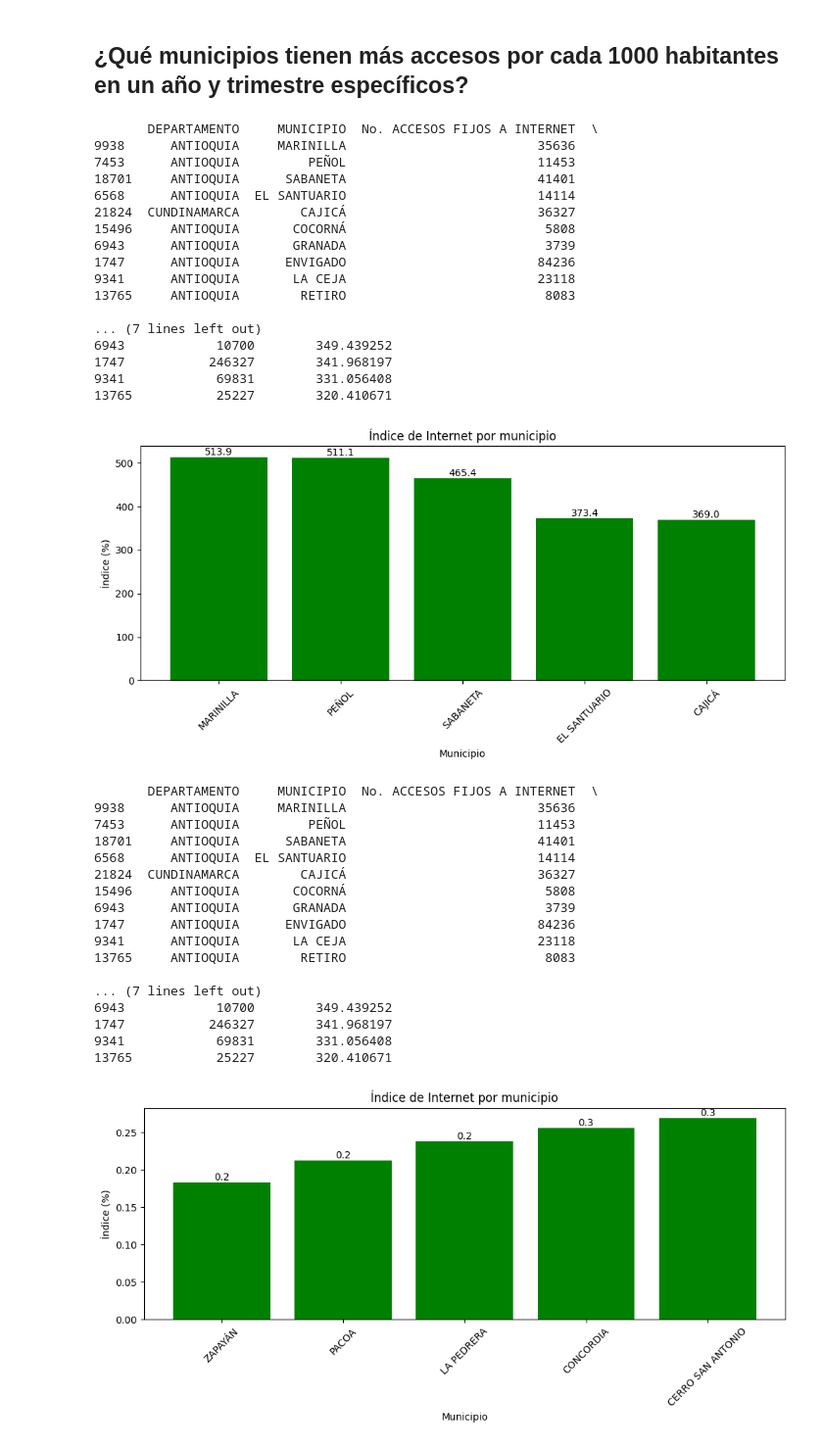
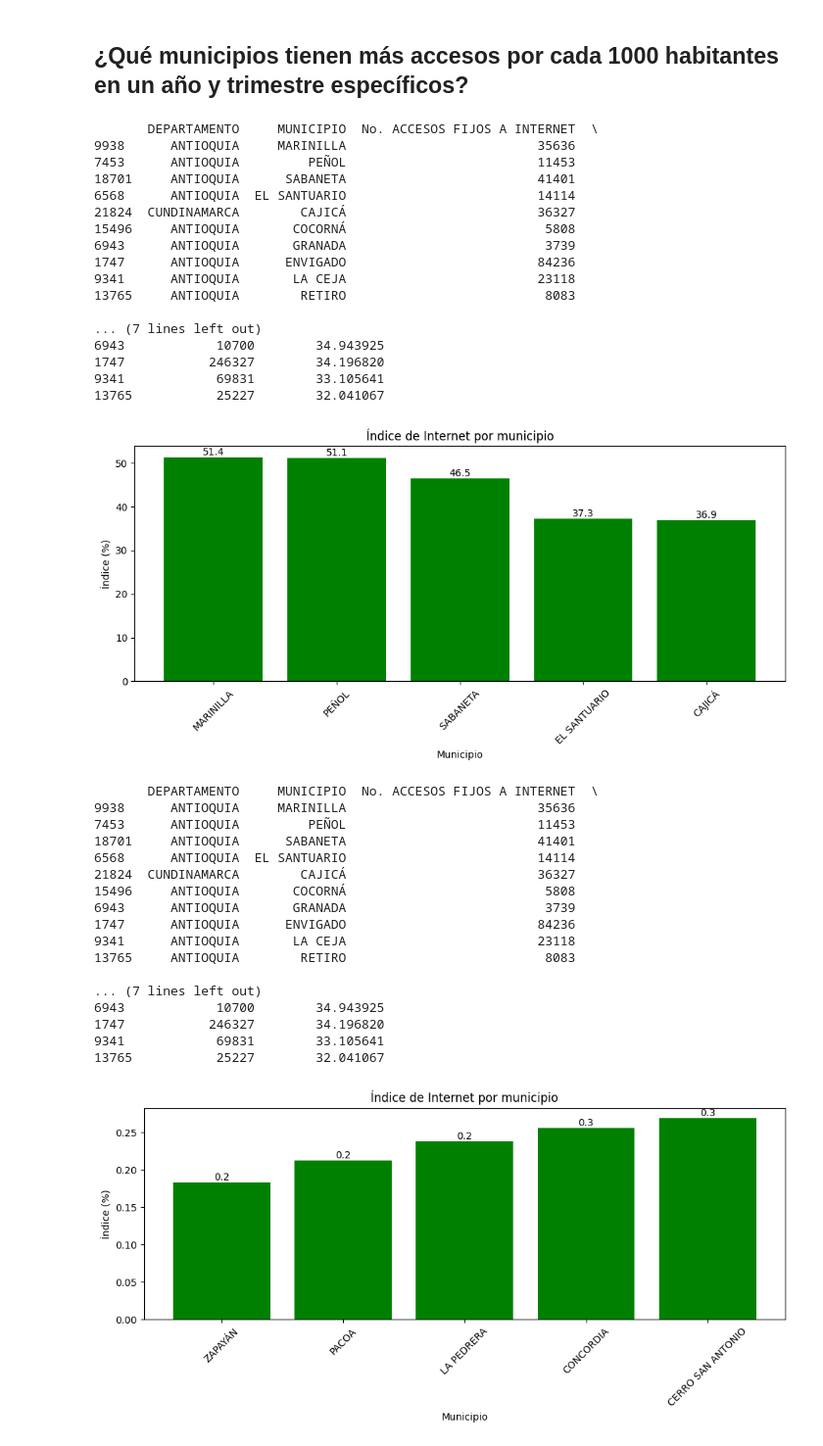
Before and after one commit to AlejandroOrregoRoldan/Proyecto-An-lisis-de-datos, a Jupyter notebook: noquieronada.ipynb, the cells around one changed output. Shown: that part at 98% size. Saved outputs shown, nothing was run; the diff lists cells and outputs as text; code cells hidden in the pictures.

```diff
--- a/noquieronada.ipynb
+++ b/noquieronada.ipynb
@@ -147,14 +147,14 @@ trimestre = 3
 
 df_filtrado = df[(df['AÑO'] == año) & (df['TRIMESTRE'] == trimestre)]
 
-# Calcular índice de accesos por cada 1000 habitantes
-df_filtrado['ACCESOS_POR_1000'] = (df_filtrado['No. ACCESOS FIJOS A INTERNET'] / df_filtrado['POBLACIÓN DANE']) * 1000
+# Calcular índice de accesos por cada 100 habitantes
+df_filtrado['ACCESOS_POR_100'] = (df_filtrado['No. ACCESOS FIJOS A INTERNET'] / df_filtrado['POBLACIÓN DANE']) * 100
 
 # Ordenar de mayor a menor
-top_municipios = df_filtrado.sort_values('ACCESOS_POR_1000', ascending=False)
+top_municipios = df_filtrado.sort_values('ACCESOS_POR_100', ascending=False)
 
 # Mostrar los 10 primeros
-print(top_municipios[['DEPARTAMENTO', 'MUNICIPIO', 'No. ACCESOS FIJOS A INTERNET', 'POBLACIÓN DANE', 'ACCESOS_POR_1000']].head(10))
+print(top_municipios[['DEPARTAMENTO', 'MUNICIPIO', 'No. ACCESOS FIJOS A INTERNET', 'POBLACIÓN DANE', 'ACCESOS_POR_100']].head(10))
 # %% [output]
        DEPARTAMENTO     MUNICIPIO  No. ACCESOS FIJOS A INTERNET  \
 9938      ANTIOQUIA     MARINILLA                         35636
@@ -169,32 +169,32 @@ print(top_municipios[['DEPARTAMENTO', 'MUNICIPIO', 'No. ACCESOS FIJOS A INTERNET
 13765     ANTIOQUIA        RETIRO                          8083
 
 ... (7 lines left out)
-6943            10700        349.439252
-1747           246327        341.968197
-9341            69831        331.056408
-13765           25227        320.410671
+6943            10700        34.943925
+1747           246327        34.196820
+9341            69831        33.105641
+13765           25227        32.041067
 # %%
 import pandas as pd
 import matplotlib.pyplot as plt
 
 
 
 # Gráfica de barras
 plt.figure(figsize=(10, 5))
-bars = plt.bar(top_municipios['MUNICIPIO'].head(), top_municipios['ACCESOS_POR_1000'].head(), color='green')
+bars = plt.bar(top_municipios['MUNICIPIO'].head(), top_municipios['ACCESOS_POR_100'].head(), color='green')
 plt.title('Índice de Internet por municipio')
 plt.xlabel('Municipio')
 plt.ylabel('Índice (%)')
 plt.xticks(rotation=45)
 
 for bar in bars:
     yval = bar.get_height()
     plt.text(bar.get_x() + bar.get_width()/2, yval, f'{yval:.1f}', ha='center', va='bottom')
 
 plt.tight_layout()
 plt.show()
 # %% [output]
-[figure, old version]
+[figure, new version]
 # %%
 año = 2023
 trimestre = 3
@@ -202,13 +202,13 @@ trimestre = 3
 df_filtrado = df[(df['AÑO'] == año) & (df['TRIMESTRE'] == trimestre)]
 
 # Calcular índice de accesos por cada 1000 habitantes
-df_filtrado['ACCESOS_POR_1000'] = (df_filtrado['No. ACCESOS FIJOS A INTERNET'] / df_filtrado['POBLACIÓN DANE']) * 1000
+df_filtrado['ACCESOS_POR_100'] = (df_filtrado['No. ACCESOS FIJOS A INTERNET'] / df_filtrado['POBLACIÓN DANE']) * 1000
 
 # Ordenar de mayor a menor
-bot_municipios = df_filtrado.sort_values('ACCESOS_POR_1000', ascending=True)
+bot_municipios = df_filtrado.sort_values('ACCESOS_POR_100', ascending=True)
 
 # Mostrar los 10 primeros
-print(top_municipios[['DEPARTAMENTO', 'MUNICIPIO', 'No. ACCESOS FIJOS A INTERNET', 'POBLACIÓN DANE', 'ACCESOS_POR_1000']].head(10))
+print(top_municipios[['DEPARTAMENTO', 'MUNICIPIO', 'No. ACCESOS FIJOS A INTERNET', 'POBLACIÓN DANE', 'ACCESOS_POR_100']].head(10))
 # %% [output]
        DEPARTAMENTO     MUNICIPIO  No. ACCESOS FIJOS A INTERNET  \
 9938      ANTIOQUIA     MARINILLA                         35636
@@ -223,10 +223,10 @@ print(top_municipios[['DEPARTAMENTO', 'MUNICIPIO', 'No. ACCESOS FIJOS A INTERNET
 13765     ANTIOQUIA        RETIRO                          8083
 
 ... (7 lines left out)
-6943            10700        349.439252
-1747           246327        341.968197
-9341            69831        331.056408
-13765           25227        320.410671
+6943            10700        34.943925
+1747           246327        34.196820
+9341            69831        33.105641
+13765           25227        32.041067
 # %%
 plt.figure(figsize=(10, 5))
 bars2 = plt.bar(bot_municipios['MUNICIPIO'].head(), bot_municipios['ACCESOS_POR_1000'].head(), color='green')
```
Also changed, not shown: parts of 1 cell of this notebook, 5 other files.
